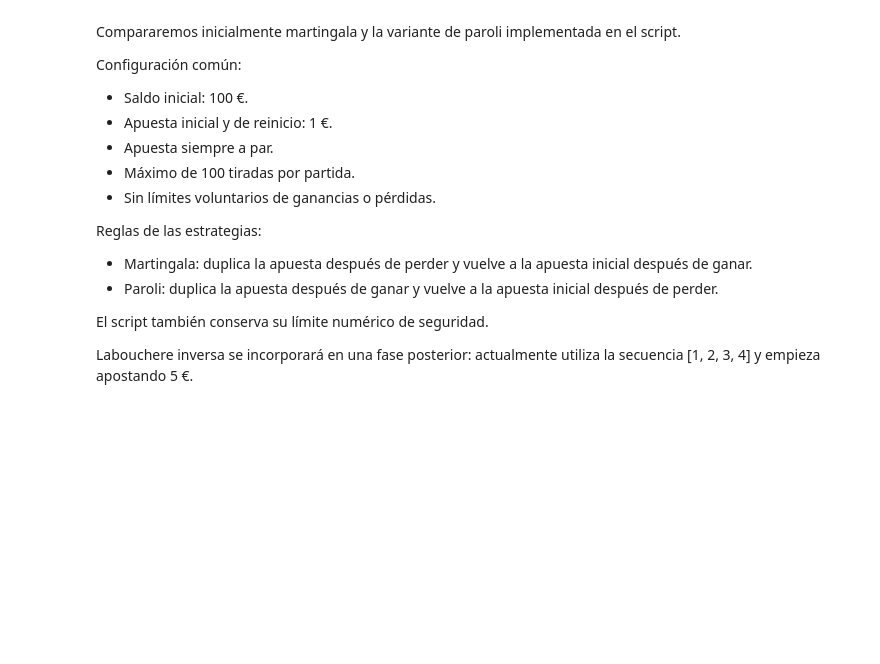
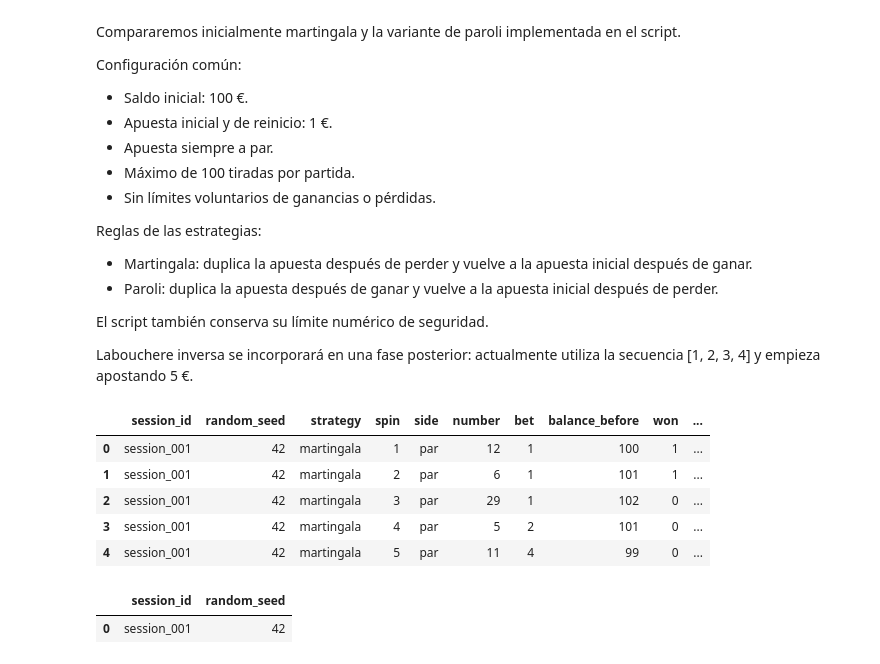
Before and after one commit to Vanest7/bash-scripting, a Jupyter notebook: 02_reproducible_experiments.ipynb, the cells around one changed output. Saved outputs shown, nothing was run; the diff lists cells and outputs as text; code cells hidden in the pictures; blank space fills up the shorter version.

```diff
--- a/02_reproducible_experiments.ipynb
+++ b/02_reproducible_experiments.ipynb
@@ -60,3 +60,24 @@ base_bet = 1
 max_spins = 100
 side = "par"
 strategies = ["martingala", "paroli"]
+# %%
+import pandas as pd
+
+results = pd.read_csv(
+    "session_001.csv",
+    dtype={"session_id": "string"}
+)
+
+results.head()
+# %% [output]
+|  | session_id | random_seed | strategy | spin | side | number | bet | balance_before | won | ... |
+| 0 | session_001 | 42 | martingala | 1 | par | 12 | 1 | 100 | 1 | ... |
+| 1 | session_001 | 42 | martingala | 2 | par | 6 | 1 | 101 | 1 | ... |
+| 2 | session_001 | 42 | martingala | 3 | par | 29 | 1 | 102 | 0 | ... |
+| 3 | session_001 | 42 | martingala | 4 | par | 5 | 2 | 101 | 0 | ... |
+| 4 | session_001 | 42 | martingala | 5 | par | 11 | 4 | 99 | 0 | ... |
+# %%
+results[["session_id", "random_seed"]].drop_duplicates()
+# %% [output]
+|  | session_id | random_seed |
+| 0 | session_001 | 42 |
```
Also changed, not shown: parts of 21 cells of this notebook, 23 other files.
